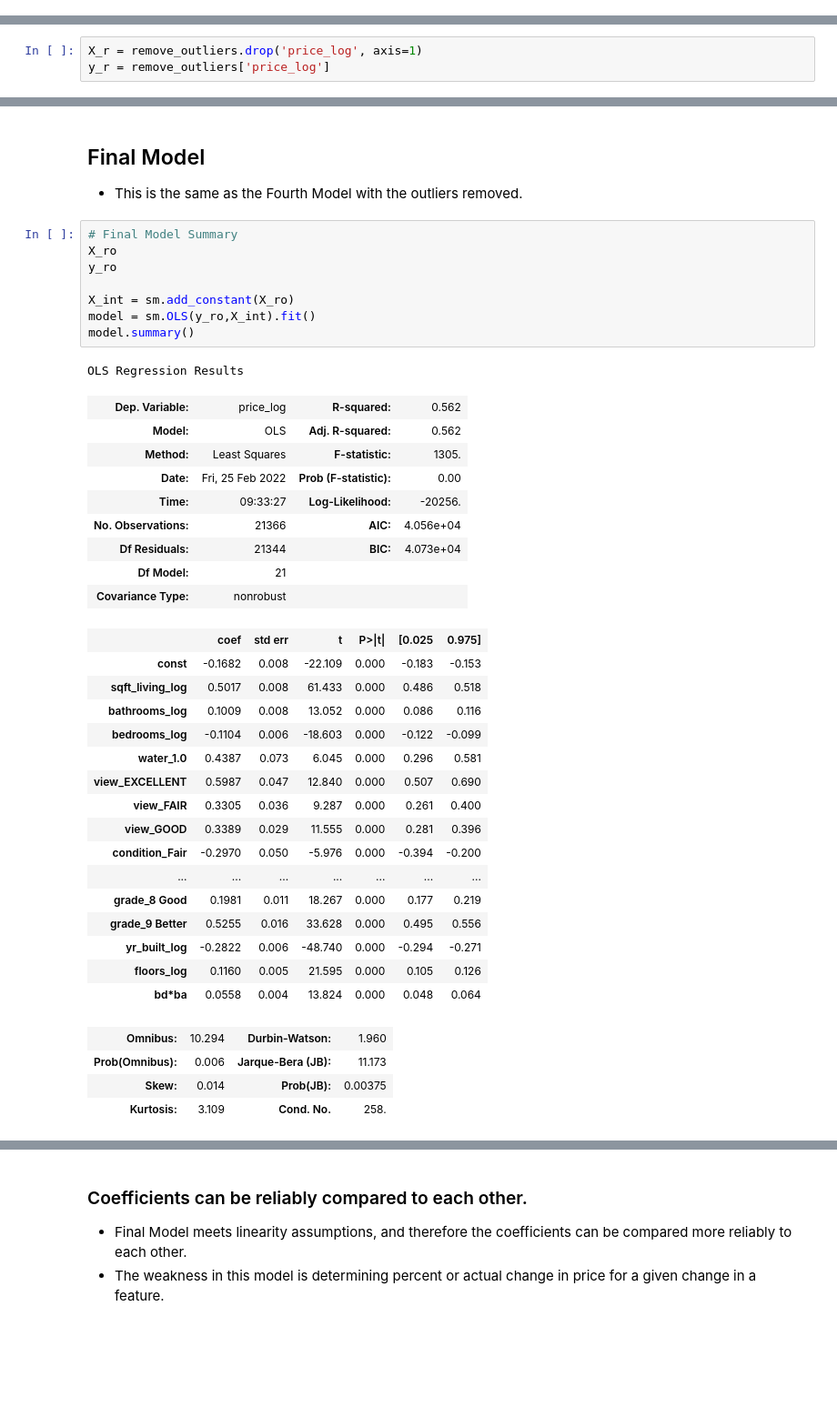
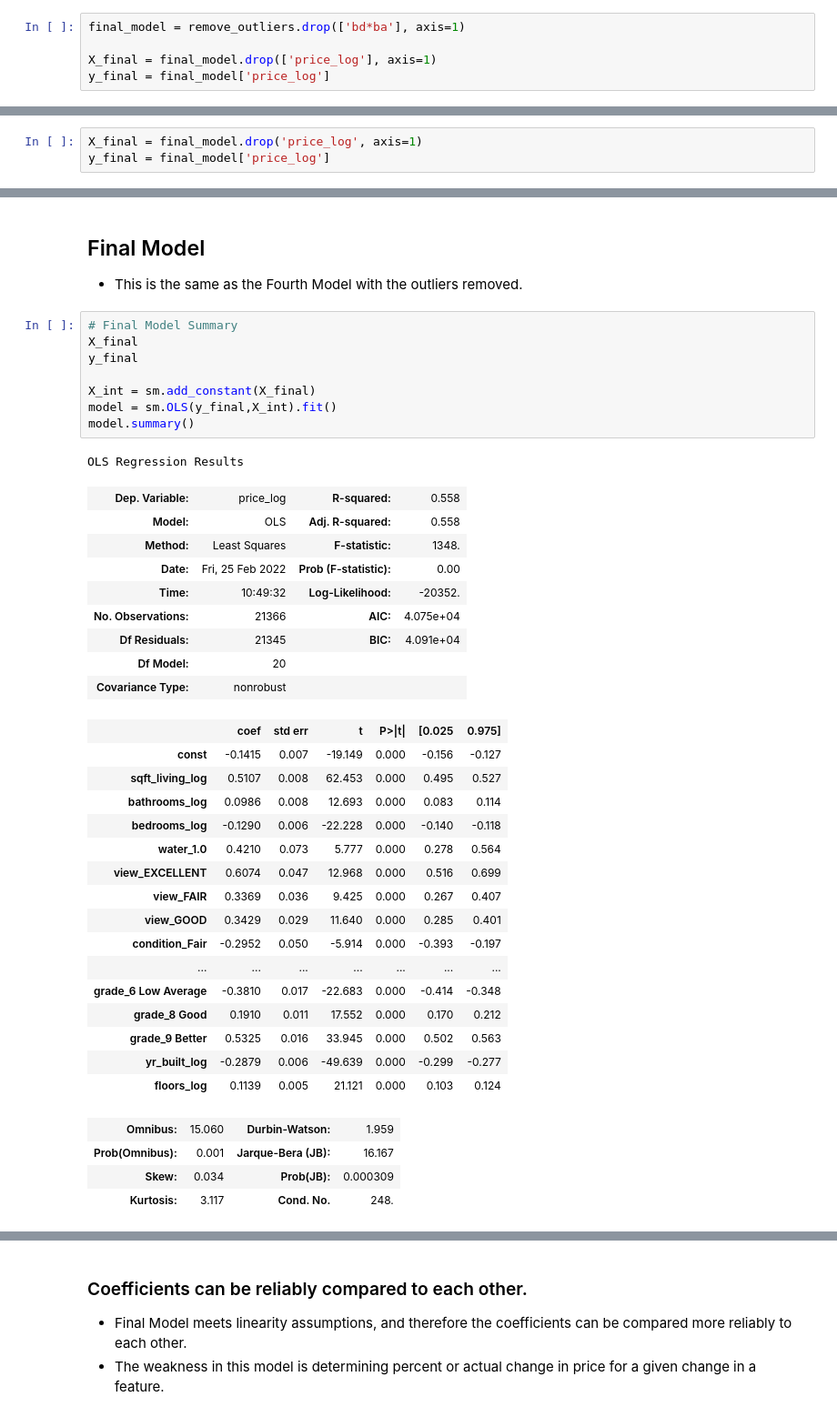
Before and after one commit to jpetoskey/Renovate_to_increase_SalePrice, a Jupyter notebook: Return on Renovation.ipynb, the cells around one changed output, grey strips where cells are left out. Shown at 91% size. Drawn from its saved outputs; the diff is of its cells as text; blank space fills up the shorter version.

```diff
--- a/Return on Renovation.ipynb
+++ b/Return on Renovation.ipynb
@@ -2052,6 +2054,11 @@ product_features.corr()['price_log']['bathrooms_log']
 # %% [markdown]
 # Interpret the Final Model
 * The Fourth Model after price outliers were dropped is the final model as it met the assumptions for linearity and it provides relevant inferential information, if not an actual change in price.
+# %%
+final_model = remove_outliers.drop(['bd*ba'], axis=1)
+
+X_final = final_model.drop(['price_log'], axis=1)
+y_final = final_model['price_log']
 # %%
 print('Final Check of X data frame:')
 print()
@@ -2080,7 +2087,7 @@ max          2.997275
 Name: price_log, dtype: float64
 # %%
-X_r = remove_outliers.drop('price_log', axis=1)
-y_r = remove_outliers['price_log']
+X_final = final_model.drop('price_log', axis=1)
+y_final = final_model['price_log']
 # %%
 # Split the data into training and test sets. Use the default split size
 
@@ -2525,43 +2519,43 @@ ax.set_ylabel("Actual - Predicted Value");
 * This is the same as the Fourth Model with the outliers removed.
 # %%
 # Final Model Summary
-X_ro
-y_ro
+X_final
+y_final
 
-X_int = sm.add_constant(X_ro)
-model = sm.OLS(y_ro,X_int).fit()
+X_int = sm.add_constant(X_final)
+model = sm.OLS(y_final,X_int).fit()
 model.summary()
 # %% [output]
 OLS Regression Results
-| Dep. Variable: | price_log | R-squared: | 0.562 |
-| Model: | OLS | Adj. R-squared: | 0.562 |
-| Method: | Least Squares | F-statistic: | 1305. |
+| Dep. Variable: | price_log | R-squared: | 0.558 |
+| Model: | OLS | Adj. R-squared: | 0.558 |
+| Method: | Least Squares | F-statistic: | 1348. |
 | Date: | Fri, 25 Feb 2022 | Prob (F-statistic): | 0.00 |
-| Time: | 09:33:27 | Log-Likelihood: | -20256. |
-| No. Observations: | 21366 | AIC: | 4.056e+04 |
-| Df Residuals: | 21344 | BIC: | 4.073e+04 |
-| Df Model: | 21 |  |  |
+| Time: | 10:49:32 | Log-Likelihood: | -20352. |
+| No. Observations: | 21366 | AIC: | 4.075e+04 |
+| Df Residuals: | 21345 | BIC: | 4.091e+04 |
+| Df Model: | 20 |  |  |
 | Covariance Type: | nonrobust |  |  |
 |  | coef | std err | t | P>|t| | [0.025 | 0.975] |
-| const | -0.1682 | 0.008 | -22.109 | 0.000 | -0.183 | -0.153 |
-| sqft_living_log | 0.5017 | 0.008 | 61.433 | 0.000 | 0.486 | 0.518 |
-| bathrooms_log | 0.1009 | 0.008 | 13.052 | 0.000 | 0.086 | 0.116 |
-| bedrooms_log | -0.1104 | 0.006 | -18.603 | 0.000 | -0.122 | -0.099 |
-| water_1.0 | 0.4387 | 0.073 | 6.045 | 0.000 | 0.296 | 0.581 |
-| view_EXCELLENT | 0.5987 | 0.047 | 12.840 | 0.000 | 0.507 | 0.690 |
-| view_FAIR | 0.3305 | 0.036 | 9.287 | 0.000 | 0.261 | 0.400 |
-| view_GOOD | 0.3389 | 0.029 | 11.555 | 0.000 | 0.281 | 0.396 |
-| condition_Fair | -0.2970 | 0.050 | -5.976 | 0.000 | -0.394 | -0.200 |
+| const | -0.1415 | 0.007 | -19.149 | 0.000 | -0.156 | -0.127 |
+| sqft_living_log | 0.5107 | 0.008 | 62.453 | 0.000 | 0.495 | 0.527 |
+| bathrooms_log | 0.0986 | 0.008 | 12.693 | 0.000 | 0.083 | 0.114 |
+| bedrooms_log | -0.1290 | 0.006 | -22.228 | 0.000 | -0.140 | -0.118 |
+| water_1.0 | 0.4210 | 0.073 | 5.777 | 0.000 | 0.278 | 0.564 |
+| view_EXCELLENT | 0.6074 | 0.047 | 12.968 | 0.000 | 0.516 | 0.699 |
+| view_FAIR | 0.3369 | 0.036 | 9.425 | 0.000 | 0.267 | 0.407 |
+| view_GOOD | 0.3429 | 0.029 | 11.640 | 0.000 | 0.285 | 0.401 |
+| condition_Fair | -0.2952 | 0.050 | -5.914 | 0.000 | -0.393 | -0.197 |
 | ... | ... | ... | ... | ... | ... | ... |
-| grade_8 Good | 0.1981 | 0.011 | 18.267 | 0.000 | 0.177 | 0.219 |
-| grade_9 Better | 0.5255 | 0.016 | 33.628 | 0.000 | 0.495 | 0.556 |
-| yr_built_log | -0.2822 | 0.006 | -48.740 | 0.000 | -0.294 | -0.271 |
-| floors_log | 0.1160 | 0.005 | 21.595 | 0.000 | 0.105 | 0.126 |
-| bd*ba | 0.0558 | 0.004 | 13.824 | 0.000 | 0.048 | 0.064 |
+| grade_6 Low Average | -0.3810 | 0.017 | -22.683 | 0.000 | -0.414 | -0.348 |
+| grade_8 Good | 0.1910 | 0.011 | 17.552 | 0.000 | 0.170 | 0.212 |
+| grade_9 Better | 0.5325 | 0.016 | 33.945 | 0.000 | 0.502 | 0.563 |
+| yr_built_log | -0.2879 | 0.006 | -49.639 | 0.000 | -0.299 | -0.277 |
+| floors_log | 0.1139 | 0.005 | 21.121 | 0.000 | 0.103 | 0.124 |
-| Omnibus: | 10.294 | Durbin-Watson: | 1.960 |
-| Prob(Omnibus): | 0.006 | Jarque-Bera (JB): | 11.173 |
-| Skew: | 0.014 | Prob(JB): | 0.00375 |
-| Kurtosis: | 3.109 | Cond. No. | 258. |
+| Omnibus: | 15.060 | Durbin-Watson: | 1.959 |
+| Prob(Omnibus): | 0.001 | Jarque-Bera (JB): | 16.167 |
+| Skew: | 0.034 | Prob(JB): | 0.000309 |
+| Kurtosis: | 3.117 | Cond. No. | 248. |
 Notes:
 [1] Standard Errors assume that the covariance matrix of the errors is correctly specified.
 # %% [markdown]
```
Also changed, not shown: parts of 29 cells of this notebook.
